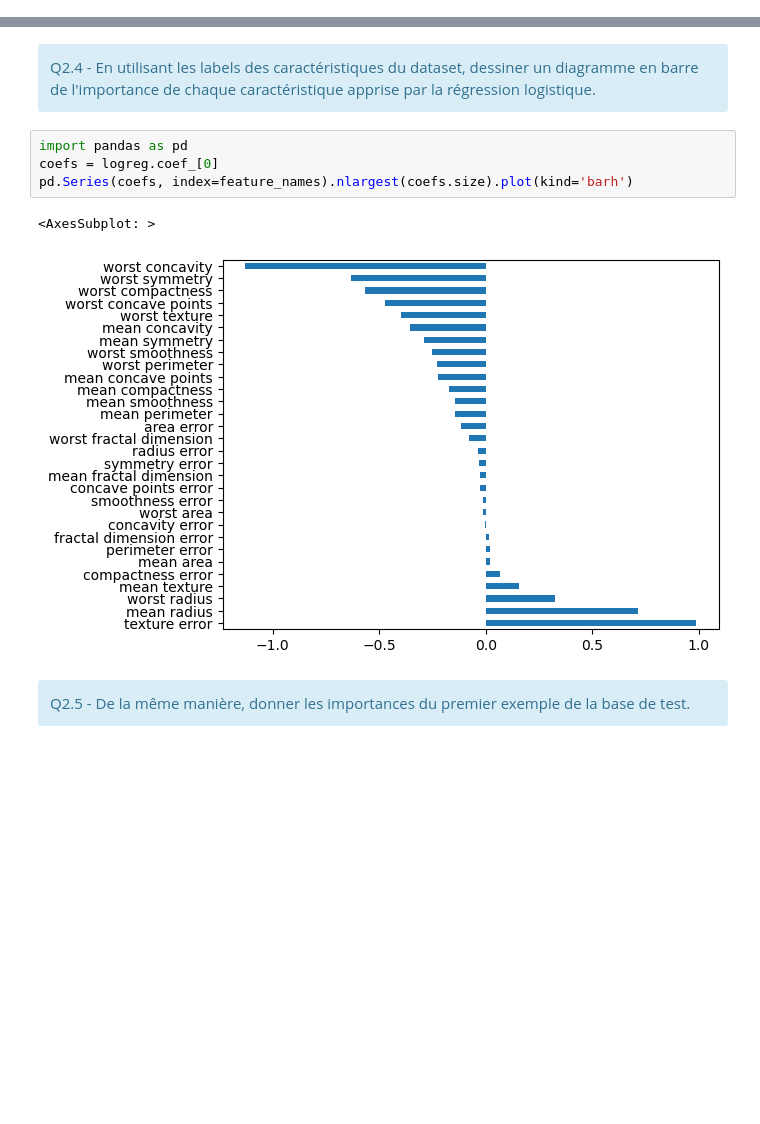
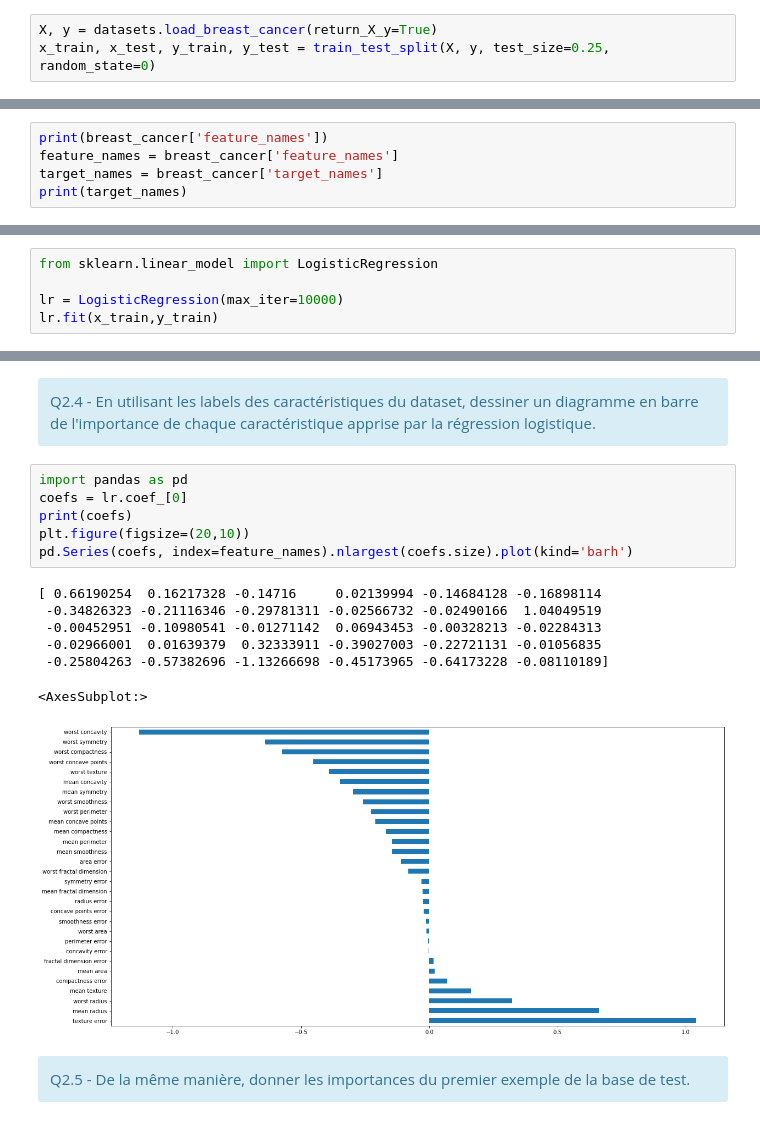
Before and after one commit to pidoux7/XAI, a Jupyter notebook: TME3/TME03-agg-LIME.ipynb, the cells around one changed output, grey strips where cells are left out. Drawn from its saved outputs; the diff is of its cells as text; blank space fills up the shorter version.

```diff
--- a/TME3/TME03-agg-LIME.ipynb
+++ b/TME3/TME03-agg-LIME.ipynb
@@ -192,3 +244,5 @@ breast_cancer = datasets.load_breast_cancer()
     Q1.2 - Définir les variables <code>X_train, X_test, y_train, y_test</code> avec <code>train_test_split</code> où vous utiliserez 25% des données pour le test.
 </div>
 # %%
+X, y = datasets.load_breast_cancer(return_X_y=True)
+x_train, x_test, y_train, y_test = train_test_split(X, y, test_size=0.25, random_state=0)
@@ -214,3 +250,8 @@ breast_cancer = datasets.load_breast_cancer()
 <div class = "alert alert-block alert-info">
     Q1.3 - Définir la variable <code>feature_names</code> contenant la liste des caractéristiques dans ce dataset ainsi que les noms de classes dans la variable <code>target_names</code>.
 </div>
+# %%
+print(breast_cancer['feature_names'])
+feature_names = breast_cancer['feature_names']
+target_names = breast_cancer['target_names']
+print(target_names)
@@ -225,4 +277,8 @@ Nous allons apprendre la tâche de classification en utilisant un modèle de ré
     Q2.1 - Apprendre un modèle <code>logreg</code> de régression logistique sur les données.
 </div>
 # %%
+from sklearn.linear_model import LogisticRegression
+
+lr = LogisticRegression(max_iter=10000)
+lr.fit(x_train,y_train)
 # %% [output]
@@ -254,11 +336,18 @@ f1_score(y_test, y_pred, average='binary')
 </div>
 # %%
 import pandas as pd
-coefs = logreg.coef_[0]
+coefs = lr.coef_[0]
+print(coefs)
+plt.figure(figsize=(20,10))
 pd.Series(coefs, index=feature_names).nlargest(coefs.size).plot(kind='barh')
 # %% [output]
-<AxesSubplot: >
+[ 0.66190254  0.16217328 -0.14716     0.02139994 -0.14684128 -0.16898114
+ -0.34826323 -0.21116346 -0.29781311 -0.02566732 -0.02490166  1.04049519
+ -0.00452951 -0.10980541 -0.01271142  0.06943453 -0.00328213 -0.02284313
+ -0.02966001  0.01639379  0.32333911 -0.39027003 -0.22721131 -0.01056835
+ -0.25804263 -0.57382696 -1.13266698 -0.45173965 -0.64173228 -0.08110189]
+<AxesSubplot:>
-[figure, old version]
+[figure, new version]
 # %% [markdown]
 <div class = "alert alert-block alert-info">
     Q2.5 - De la même manière, donner les importances du premier exemple de la base de test.
```
Also changed, not shown: parts of 26 cells of this notebook.
